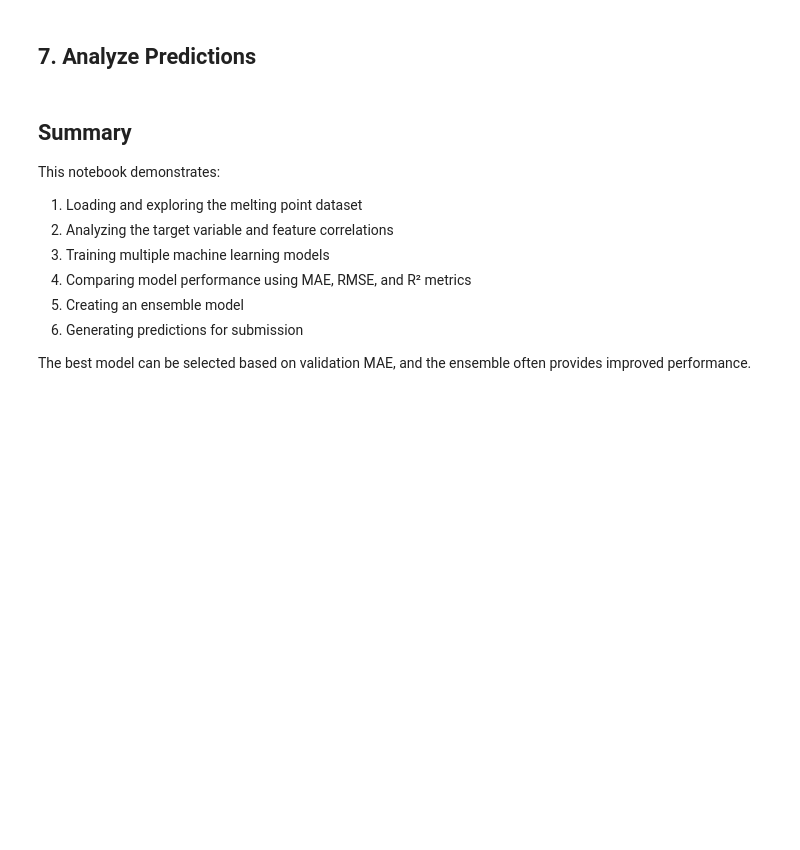
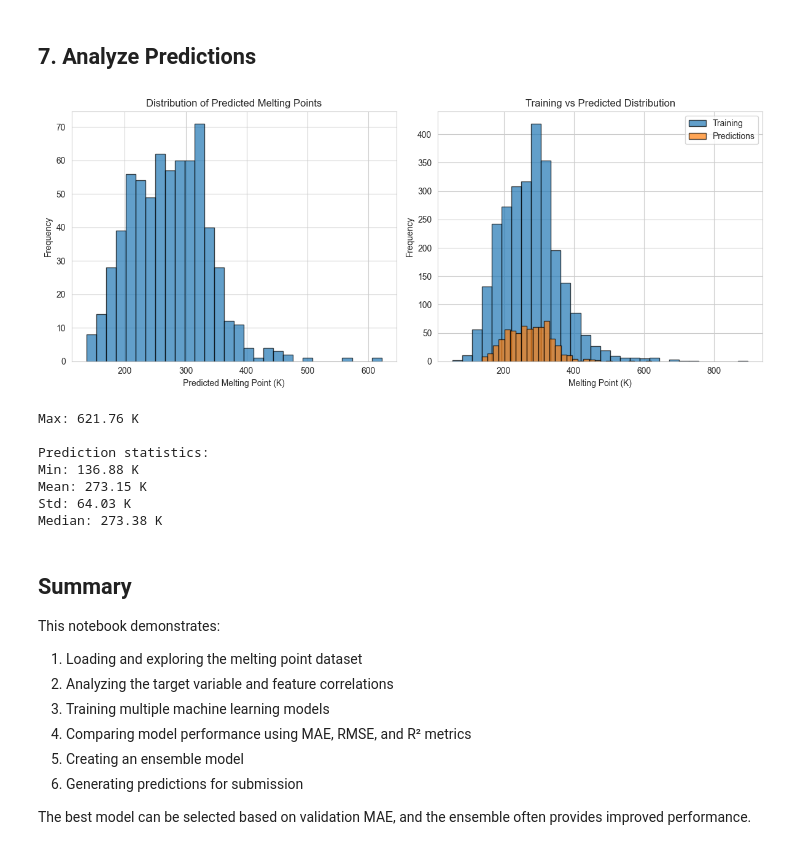
Before and after one commit to zainhaidar16/Thermophysical-Property-Melting-Point, a Jupyter notebook: notebooks/exploratory_analysis.ipynb, the cells around one changed output. Saved outputs shown, nothing was run; the diff lists cells and outputs as text; code cells hidden in the pictures; blank space fills up the shorter version.

```diff
--- a/notebooks/exploratory_analysis.ipynb
+++ b/notebooks/exploratory_analysis.ipynb
@@ -175,0 +321,22 @@ submission.head(10)
+# %%
+# Train ensemble on full training data
+ensemble.fit(X_scaled, y)
+
+# Generate predictions on test set
+test_pred = ensemble.predict(X_test_scaled)
+
+# Create submission DataFrame
+submission = pd.DataFrame({
+    'id': test_df[id_col],
+    'Tm': test_pred
+})
+
+print("\nFirst few predictions:")
+print(submission.head(10))
+
+# Save submission
+submission_dir = '../submissions'
+os.makedirs(submission_dir, exist_ok=True)
+submission_path = os.path.join(submission_dir, 'submission.csv')
+submission.to_csv(submission_path, index=False)
+print(f"\nSubmission file created at: {submission_path}")
@@ -178,23 +360,40 @@ submission.head(10)
 # %%
 # Plot prediction distribution
 plt.figure(figsize=(12, 5))
 
 plt.subplot(1, 2, 1)
-plt.hist(submission['melting_point'], bins=30, edgecolor='black', alpha=0.7)
-plt.xlabel('Predicted Melting Point (°C)')
+plt.hist(submission['Tm'], bins=30, edgecolor='black', alpha=0.7)
+plt.xlabel('Predicted Melting Point (K)')
 plt.ylabel('Frequency')
 plt.title('Distribution of Predicted Melting Points')
 
 plt.subplot(1, 2, 2)
-plt.hist(train_df['melting_point'], bins=30, edgecolor='black', alpha=0.7, label='Training')
-plt.hist(submission['melting_point'], bins=30, edgecolor='black', alpha=0.7, label='Predictions')
-plt.xlabel('Melting Point (°C)')
+plt.hist(train_df[target], bins=30, edgecolor='black', alpha=0.7, label='Training')
+plt.hist(submission['Tm'], bins=30, edgecolor='black', alpha=0.7, label='Predictions')
+plt.xlabel('Melting Point (K)')
 plt.ylabel('Frequency')
 plt.title('Training vs Predicted Distribution')
 plt.legend()
 
 plt.tight_layout()
 plt.show()
+
+print(f"Max: {submission['Tm'].max():.2f} K")
+
+print("\nPrediction statistics:")
+print(f"Min: {submission['Tm'].min():.2f} K")
+print(f"Mean: {submission['Tm'].mean():.2f} K")
+print(f"Std: {submission['Tm'].std():.2f} K")
+print(f"Median: {submission['Tm'].median():.2f} K")
+# %% [output]
+[figure, added]
+Max: 621.76 K
+
+Prediction statistics:
+Min: 136.88 K
+Mean: 273.15 K
+Std: 64.03 K
+Median: 273.38 K
 # %% [markdown]
 ## Summary
 
```
Also changed, not shown: parts of 16 cells of this notebook.
